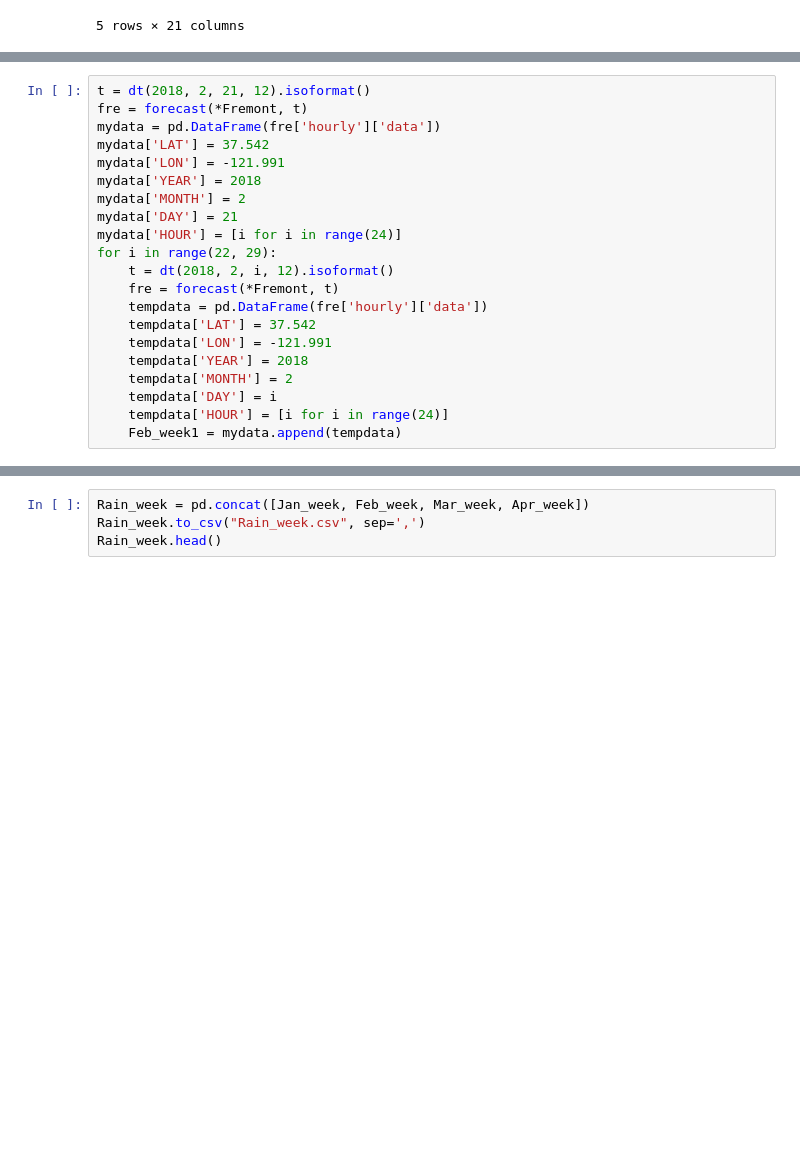
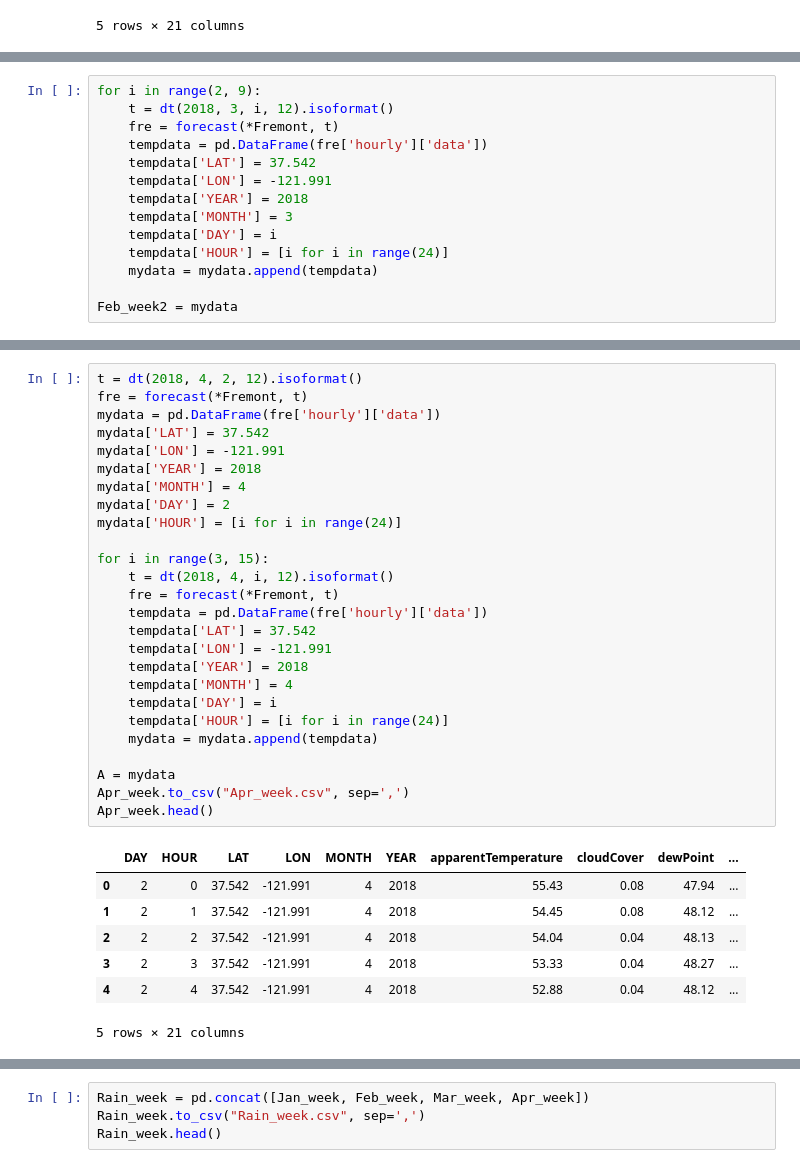
Before and after one commit to laic5/traffic, a Jupyter notebook: darksky_data_rain.ipynb, the cells around one changed output, grey strips where cells are left out. Cells and saved outputs as stored; diff of their text form; blank space fills up the shorter version.

Commit message:
rain data in weeks

```diff
--- a/darksky_data_rain.ipynb
+++ b/darksky_data_rain.ipynb
@@ -50,0 +85,14 @@ Jan_week.head()
+# %%
+for i in range(2, 9):
+    t = dt(2018, 3, i, 12).isoformat()
+    fre = forecast(*Fremont, t)
+    tempdata = pd.DataFrame(fre['hourly']['data'])
+    tempdata['LAT'] = 37.542
+    tempdata['LON'] = -121.991
+    tempdata['YEAR'] = 2018
+    tempdata['MONTH'] = 3
+    tempdata['DAY'] = i
+    tempdata['HOUR'] = [i for i in range(24)]
+    mydata = mydata.append(tempdata)
+
+Feb_week2 = mydata
@@ -51,21 +158,34 @@ Jan_week.head()
 # %%
-t = dt(2018, 2, 21, 12).isoformat()
+t = dt(2018, 4, 2, 12).isoformat()
 fre = forecast(*Fremont, t)
 mydata = pd.DataFrame(fre['hourly']['data'])
 mydata['LAT'] = 37.542
 mydata['LON'] = -121.991
 mydata['YEAR'] = 2018
-mydata['MONTH'] = 2
-mydata['DAY'] = 21
+mydata['MONTH'] = 4
+mydata['DAY'] = 2
 mydata['HOUR'] = [i for i in range(24)]
-for i in range(22, 29):
-    t = dt(2018, 2, i, 12).isoformat()
+
+for i in range(3, 15):
+    t = dt(2018, 4, i, 12).isoformat()
     fre = forecast(*Fremont, t)
     tempdata = pd.DataFrame(fre['hourly']['data'])
     tempdata['LAT'] = 37.542
     tempdata['LON'] = -121.991
     tempdata['YEAR'] = 2018
-    tempdata['MONTH'] = 2
+    tempdata['MONTH'] = 4
     tempdata['DAY'] = i
     tempdata['HOUR'] = [i for i in range(24)]
-    Feb_week1 = mydata.append(tempdata)
+    mydata = mydata.append(tempdata)
+
+A = mydata
+Apr_week.to_csv("Apr_week.csv", sep=',')
+Apr_week.head()
+# %% [output]
+|  | DAY | HOUR | LAT | LON | MONTH | YEAR | apparentTemperature | cloudCover | dewPoint | ... |
+| 0 | 2 | 0 | 37.542 | -121.991 | 4 | 2018 | 55.43 | 0.08 | 47.94 | ... |
+| 1 | 2 | 1 | 37.542 | -121.991 | 4 | 2018 | 54.45 | 0.08 | 48.12 | ... |
+| 2 | 2 | 2 | 37.542 | -121.991 | 4 | 2018 | 54.04 | 0.04 | 48.13 | ... |
+| 3 | 2 | 3 | 37.542 | -121.991 | 4 | 2018 | 53.33 | 0.04 | 48.27 | ... |
+| 4 | 2 | 4 | 37.542 | -121.991 | 4 | 2018 | 52.88 | 0.04 | 48.12 | ... |
+5 rows × 21 columns
```
Also changed, not shown: parts of 8 cells of this notebook, 4 other files.
